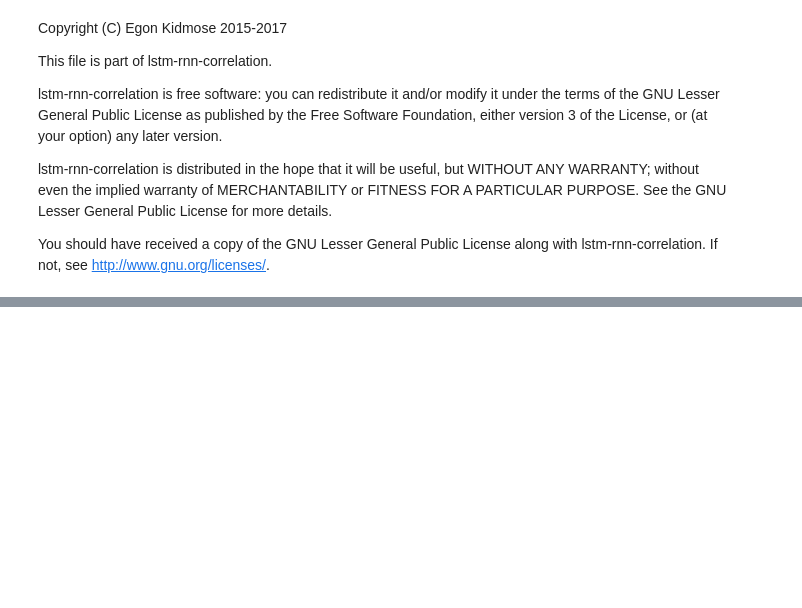
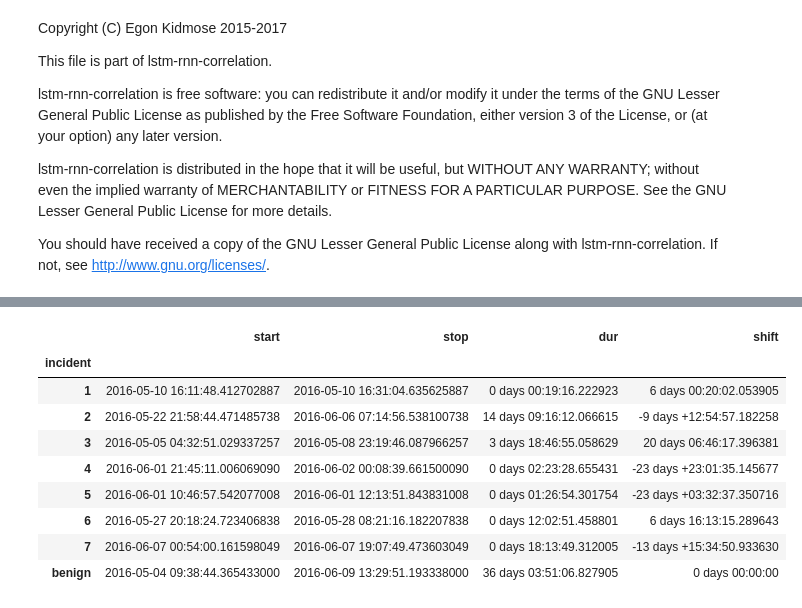
Before and after one commit to kidmose/lstm-rnn-correlation, a Jupyter notebook: alert-merging-pandas.ipynb, the cells around one changed output, grey strips where cells are left out. Saved outputs shown, nothing was run; the diff lists cells and outputs as text; code cells hidden in the pictures; blank space fills up the shorter version.

```diff
--- a/alert-merging-pandas.ipynb
+++ b/alert-merging-pandas.ipynb
@@ -149,18 +247,27 @@ for l in np.concatenate([
 # %%
-# data time overview
-df_ts = data[['incident', 'ts']].groupby('incident').agg(['min', 'max'])['ts']
-df_ts.columns = ['start', 'stop', ]
-df_ts['dur'] = df_ts['stop']-df_ts['start']
-
 # calculate random shift to end up within boundaries of benign
 new_start_min = df_ts.loc['benign']['start']
 new_start_max = df_ts.loc['benign']['stop']-df_ts['dur']
 window = new_start_max - new_start_min
+assert (np.array(
+        window+df_ts['dur']-df_ts.loc['benign']['dur'],
+        dtype='object') == 0).all(), "window is wrong"
+
 np.random.seed(rndseed())
 df_ts['shift'] = new_start_min - df_ts['start'] \
     + map(lambda delta : np.random.rand()*delta, window)
-
 df_ts
+# %% [output]
+|  | start | stop | dur | shift |
+| incident |  |  |  |  |
+| 1 | 2016-05-10 16:11:48.412702887 | 2016-05-10 16:31:04.635625887 | 0 days 00:19:16.222923 | 6 days 00:20:02.053905 |
+| 2 | 2016-05-22 21:58:44.471485738 | 2016-06-06 07:14:56.538100738 | 14 days 09:16:12.066615 | -9 days +12:54:57.182258 |
+| 3 | 2016-05-05 04:32:51.029337257 | 2016-05-08 23:19:46.087966257 | 3 days 18:46:55.058629 | 20 days 06:46:17.396381 |
+| 4 | 2016-06-01 21:45:11.006069090 | 2016-06-02 00:08:39.661500090 | 0 days 02:23:28.655431 | -23 days +23:01:35.145677 |
+| 5 | 2016-06-01 10:46:57.542077008 | 2016-06-01 12:13:51.843831008 | 0 days 01:26:54.301754 | -23 days +03:32:37.350716 |
+| 6 | 2016-05-27 20:18:24.723406838 | 2016-05-28 08:21:16.182207838 | 0 days 12:02:51.458801 | 6 days 16:13:15.289643 |
+| 7 | 2016-06-07 00:54:00.161598049 | 2016-06-07 19:07:49.473603049 | 0 days 18:13:49.312005 | -13 days +15:34:50.933630 |
+| benign | 2016-05-04 09:38:44.365433000 | 2016-06-09 13:29:51.193338000 | 36 days 03:51:06.827905 | 0 days 00:00:00 |
 # %%
 # apply shift
 shifted_data = pd.merge(data, df_ts.reset_index(), on='incident')
```
Also changed, not shown: parts of 12 cells of this notebook.
